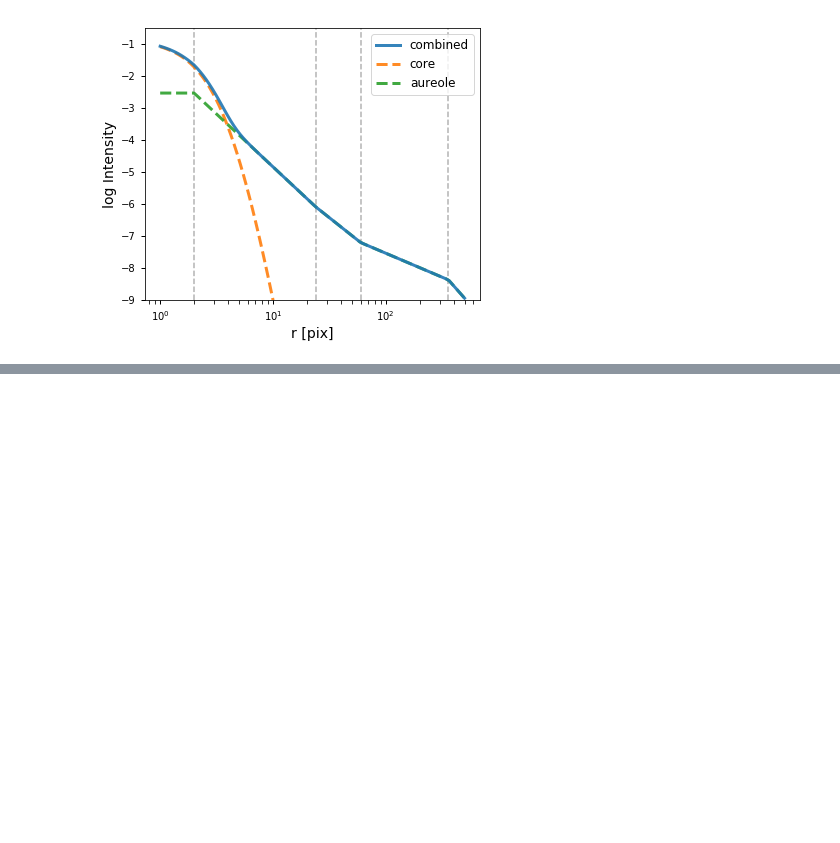
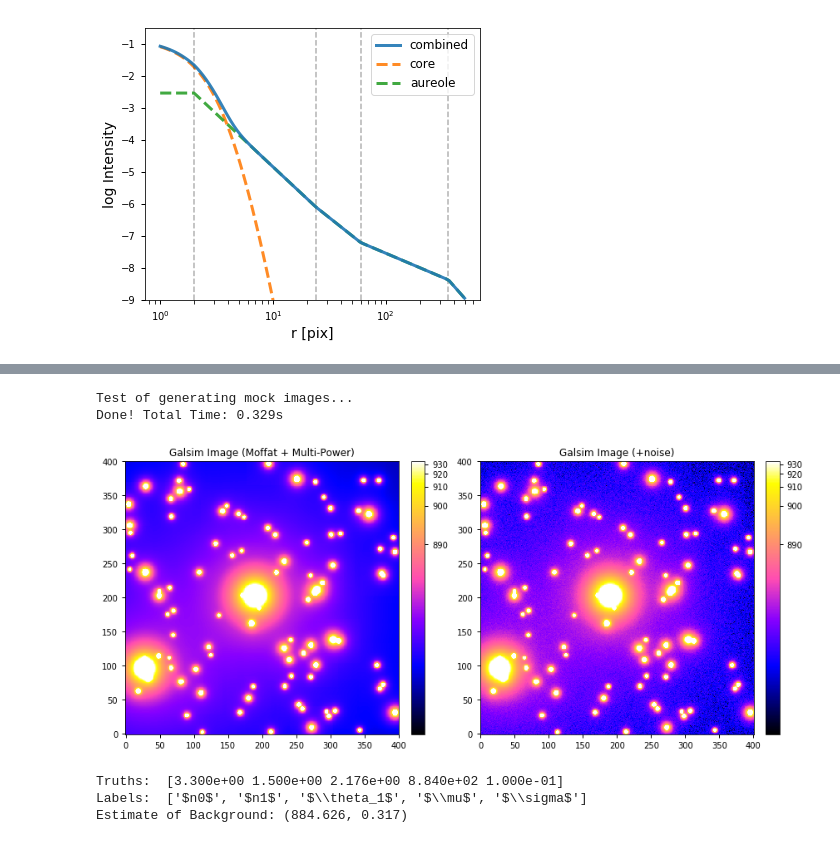
Before and after one commit to qliu4676/elderflower, a Jupyter notebook: demos/Run_Fitting_Mock_demo.ipynb, the cells around one changed output, grey strips where cells are left out. Cells and saved outputs as stored; diff of their text form; code cells hidden in the pictures; blank space fills up the shorter version.

```diff
--- a/demos/Run_Fitting_Mock_demo.ipynb
+++ b/demos/Run_Fitting_Mock_demo.ipynb
@@ -164,0 +156,42 @@ Use sky strips crossing very bright stars
+# %%
+# Draw test
+print("Test of generating mock images...")
+start = time.time()
+image_tri = generate_mock_image(psf, stars) + image_base
+end = time.time()
+print("Done! Total Time: %.3fs\n"%(end-start))
+
+# Compare mock and truth
+fig, (ax1, ax2) = plt.subplots(1,2,figsize=(12,6))
+im = ax1.imshow(image_tri, vmin=mu, vmax=mu+50, norm=norm1); colorbar(im)
+im = ax2.imshow(image_tri + noise_image, vmin=mu, vmax=mu+50, norm=norm1); colorbar(im)
+ax1.set_title("Galsim Image (Moffat + Multi-Power)")
+ax2.set_title("Galsim Image (+noise)")
+plt.tight_layout()
+# %% [output]
+Test of generating mock images...
+Done! Total Time: 0.329s
+[figure, added]
+# %%
+# Truths and estimates
+############################################
+
+labels = [r'$n0$', r'$n1$', r'$\theta_1$', r'$\mu$', r'$\sigma$']
+truths = np.concatenate([[n_s[0], n_s[-2]], [np.log10(theta_s[-2])], [mu, sigma]])
+ndim = len(labels) if len(labels) == len(truths) else -1
+print("Truths: ", np.around(truths, 3))
+print("Labels: ", labels)
+
+mask_fit = mask_comb
+
+X = np.array([psf.xx,psf.yy])
+Y = image[~mask_fit].copy().ravel()
+
+# Estimated mu and sigma used as prior
+Y_clip = sigma_clip(Y, sigma=3, maxiters=10)
+mu_patch, std_patch = np.mean(Y_clip), np.std(Y_clip)
+print("Estimate of Background: (%.3f, %.3f)"%(mu_patch, std_patch))
+# %% [output]
+Truths:  [3.300e+00 1.500e+00 2.176e+00 8.840e+02 1.000e-01]
+Labels:  ['$n0$', '$n1$', '$\\theta_1$', '$\\mu$', '$\\sigma$']
+Estimate of Background: (884.626, 0.317)
```
Also changed, not shown: parts of 14 cells of this notebook, 4 other files.
